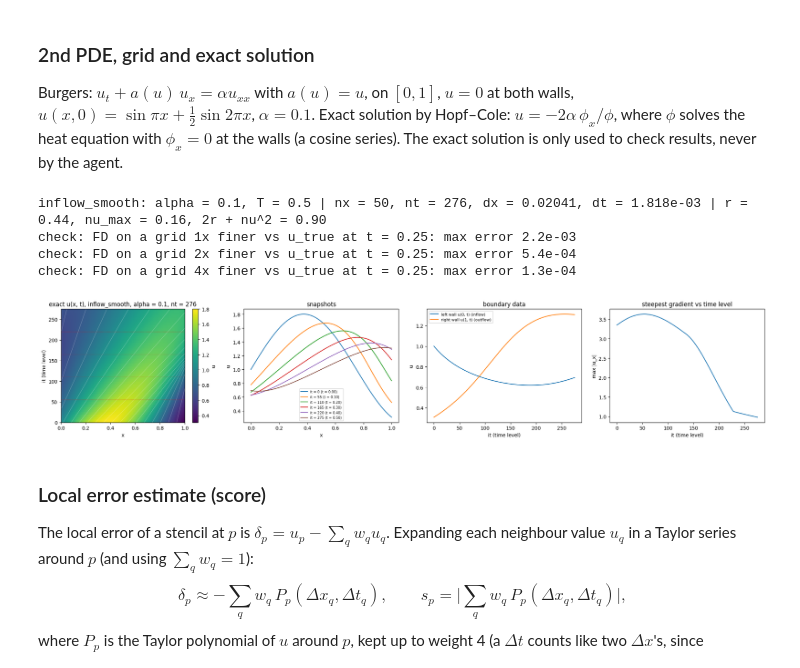
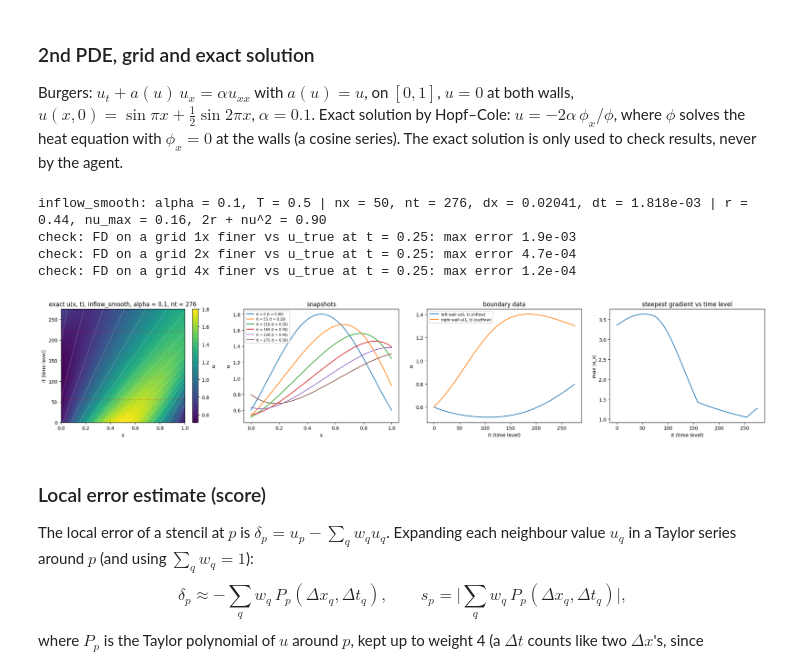
Before and after one commit to atayyar1/RL-For-PDEs, a Jupyter notebook: Taylor linear predictor/12.3 Robust Backward Burger Shock.ipynb, the cells around one changed output. Cells and saved outputs as stored; diff of their text form; code cells hidden in the pictures.

```diff
--- a/Taylor linear predictor/12.3 Robust Backward Burger Shock.ipynb
+++ b/Taylor linear predictor/12.3 Robust Backward Burger Shock.ipynb
@@ -38,8 +38,9 @@ if PROBLEM == "walls":
     A_MAX = 1.5                                # bound on |u| (the IC peaks at about 1.26)
 else:
     C_BG, A_W, L_W = 1.0, 0.8, 1.5             # background speed, amplitude, wavelength: u stays in [0.2, 1.8] > 0
-    u0 = lambda x: C_BG + A_W * np.sin(2 * np.pi * x / L_W)        # (wavelength != 1, so the two walls see different data)
-    F0 = lambda x: C_BG * x + A_W * L_W * (1 - np.cos(2 * np.pi * x / L_W)) / (2 * np.pi)
+    X_PK = 0.5                                 # the peak starts at the middle, so u changes a lot there
+    u0 = lambda x: C_BG + A_W * np.cos(2 * np.pi * (x - X_PK) / L_W)
+    F0 = lambda x: C_BG * x + A_W * L_W / (2 * np.pi) * (np.sin(2 * np.pi * (x - X_PK) / L_W) + np.sin(2 * np.pi * X_PK / L_W))
     A_MAX = C_BG + A_W
 
 # ── Grid ──
@@ -111,37 +112,37 @@ def _fd_fine(k, t_end):
     return u[::k]
 _t_chk = 0.5 * T
 for k in (1, 2, 4):
     print(f"check: FD on a grid {k}x finer vs u_true at t = {_t_chk:.2f}: max error {np.abs(_fd_fine(k, _t_chk) - u_true(x_grid, _t_chk)).max():.1e}")
 # ── Pictures: u(x, t) with characteristics, snapshots, boundary data, steepest gradient (time in levels it = t / dt) ──
 xf  = np.linspace(0, 1, 121)
 its = np.linspace(0, nt - 1, 81).round().astype(int)               # time levels sampled for the pictures
 Uxt = np.array([u_true(xf, it * dt) for it in its])
 fig, axes = plt.subplots(1, 4, figsize=(21, 4.2))
 im = axes[0].pcolormesh(xf, its, Uxt, shading="auto", cmap="viridis")
 fig.colorbar(im, ax=axes[0], label="u")
 if PROBLEM != "walls":                                              # characteristics x = x_0 + u0(x_0) t (inviscid, until they cross)
     for x_0 in np.linspace(-A_MAX * T, 1, 30):
         axes[0].plot(x_0 + u0(x_0) * its * dt, its, "w-", lw=0.4, alpha=0.6)
 snap = np.linspace(0, nt - 1, 6).round().astype(int)                # levels of the snapshots, marked on the map
 for it in snap:
     axes[0].axhline(it, color="r", ls=":", lw=0.8)
 axes[0].set_xlim(0, 1); axes[0].set_ylim(0, nt - 1)
 axes[0].set_xlabel("x"); axes[0].set_ylabel("it (time level)"); axes[0].set_title(f"exact u(x, t), {PROBLEM}, alpha = {alpha}, nt = {nt}")
 for it in snap:
     axes[1].plot(xf, u_true(xf, it * dt), label=f"it = {it} (t = {it * dt:.2f})")
 axes[1].set_xlabel("x"); axes[1].set_ylabel("u"); axes[1].legend(fontsize=7); axes[1].set_title("snapshots")
 axes[2].plot(_tb / dt, _gb[:, 0], label="left wall u(0, t) (inflow)" if PROBLEM != "walls" else "left wall")
 axes[2].plot(_tb / dt, _gb[:, 1], label="right wall u(1, t) (outflow)" if PROBLEM != "walls" else "right wall")
 axes[2].set_xlabel("it (time level)"); axes[2].set_ylabel("u"); axes[2].legend(fontsize=8); axes[2].set_title("boundary data")
 axes[3].plot(its, np.abs(np.gradient(Uxt, xf, axis=1)).max(axis=1))
 axes[3].set_xlabel("it (time level)"); axes[3].set_ylabel("max |u_x|"); axes[3].set_title("steepest gradient vs time level")
 plt.tight_layout(); plt.show()
 # %% [output]
 inflow_smooth: alpha = 0.1, T = 0.5 | nx = 50, nt = 276, dx = 0.02041, dt = 1.818e-03 | r = 0.44, nu_max = 0.16, 2r + nu^2 = 0.90
-check: FD on a grid 1x finer vs u_true at t = 0.25: max error 2.2e-03
-check: FD on a grid 2x finer vs u_true at t = 0.25: max error 5.4e-04
-check: FD on a grid 4x finer vs u_true at t = 0.25: max error 1.3e-04
+check: FD on a grid 1x finer vs u_true at t = 0.25: max error 1.9e-03
+check: FD on a grid 2x finer vs u_true at t = 0.25: max error 4.7e-04
+check: FD on a grid 4x finer vs u_true at t = 0.25: max error 1.2e-04
-[figure, old version]
+[figure, new version]
 # %%
 # ── Taylor predictor: 3 rows (value, u_x, u_xx) with u_t = alpha u_xx - a u_x substituted ──
 COND_MAX, W_MAX = 1e4, 2.0
```
Also changed, not shown: parts of 19 cells of this notebook, 4 other files.
